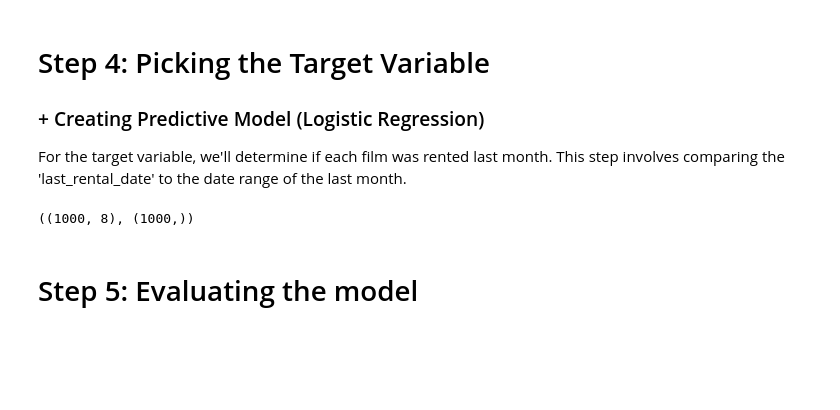
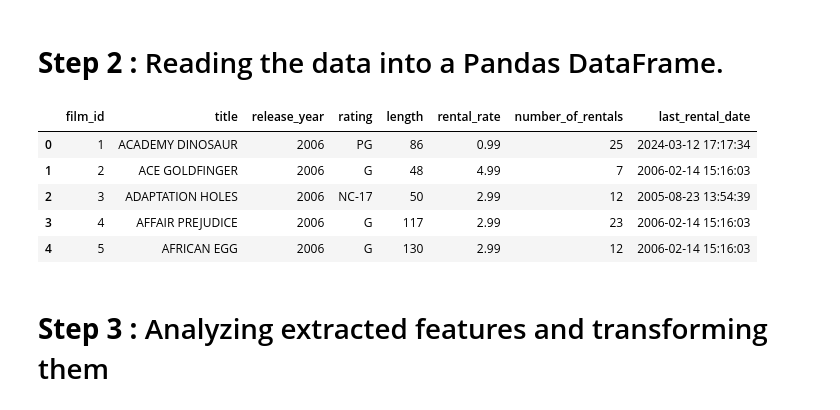
Before and after one commit to Wailbak/lab-predictions-logistic-regression, a Jupyter notebook: lab-predictions-logistic-regression.ipynb, the cells around one changed output. Cells and saved outputs as stored; diff of their text form; code cells hidden in the pictures; blank space fills up the shorter version.

```diff
--- a/lab-predictions-logistic-regression.ipynb
+++ b/lab-predictions-logistic-regression.ipynb
@@ -83,45 +76,21 @@ film_features_df.head()
-# %% [markdown]
-# Step 4: Picking the Target Variable
-###            + Creating Predictive Model (Logistic Regression)
-
-For the target variable, we'll determine if each film was rented last month.
-This step involves comparing the 'last_rental_date' to the date range of the last month.
-# %%
-from sklearn.preprocessing import OneHotEncoder, StandardScaler
-from sklearn.compose import ColumnTransformer
-from sklearn.pipeline import Pipeline
-
-# Setting the current date to the latest date in the rental data for simulation
-current_date = rental_df['rental_date'].max()
-
-# Defining a date far in the past for films never rented
-far_past_date = datetime(1900, 1, 1)
-
-# Filling missing last_rental_date with a date far in the past
-film_features_df['last_rental_date'].fillna(far_past_date, inplace=True)
-
-# Creating the target variable: 1 if rented last month, 0 otherwise
-film_features_df['rented_last_month'] = (film_features_df['last_rental_date'] >= (current_date - timedelta(days=30))).astype(int)
-
-# Preparing for preprocessing
-features_to_encode = ['rating']
-features_to_scale = ['length', 'rental_rate', 'number_of_rentals']
-
-# Preprocessing pipeline
-preprocessor = ColumnTransformer(
-    transformers=[
-        ('num', StandardScaler(), features_to_scale),
-        ('cat', OneHotEncoder(), features_to_encode)
-    ])
-
-# Fitting and transform the data
-X = film_features_df[features_to_scale + features_to_encode]
-y = film_features_df['rented_last_month']
-X_transformed = preprocessor.fit_transform(X)
-
-# Checking the shape of the transformed features and the target variable
-X_transformed.shape, y.shape
-# %% [output]
-((1000, 8), (1000,))
-# %% [markdown]
-# Step 5: Evaluating the model
+# %% [markdown]
+# **Step 2 :** Reading the data into a Pandas DataFrame.
+# %%
+import pandas as pd
+
+
+try:
+    df = pd.read_sql_query(query, connection)
+    display(df.head())
+
+except Exception as e:
+    print(f"Error: {e}")
+# %% [output]
+|  | film_id | title | release_year | rating | length | rental_rate | number_of_rentals | last_rental_date |
+| 0 | 1 | ACADEMY DINOSAUR | 2006 | PG | 86 | 0.99 | 25 | 2024-03-12 17:17:34 |
+| 1 | 2 | ACE GOLDFINGER | 2006 | G | 48 | 4.99 | 7 | 2006-02-14 15:16:03 |
+| 2 | 3 | ADAPTATION HOLES | 2006 | NC-17 | 50 | 2.99 | 12 | 2005-08-23 13:54:39 |
+| 3 | 4 | AFFAIR PREJUDICE | 2006 | G | 117 | 2.99 | 23 | 2006-02-14 15:16:03 |
+| 4 | 5 | AFRICAN EGG | 2006 | G | 130 | 2.99 | 12 | 2006-02-14 15:16:03 |
+# %% [markdown]
+# **Step 3 :** Analyzing extracted features and transforming them
```
Also changed, not shown: parts of 21 cells of this notebook.
